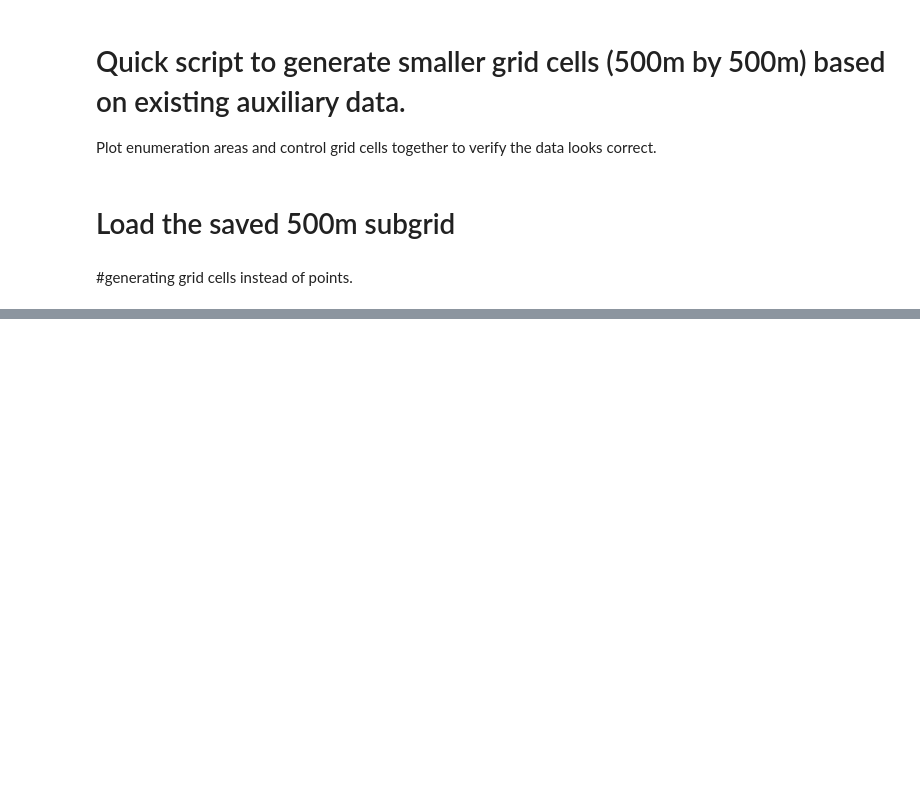
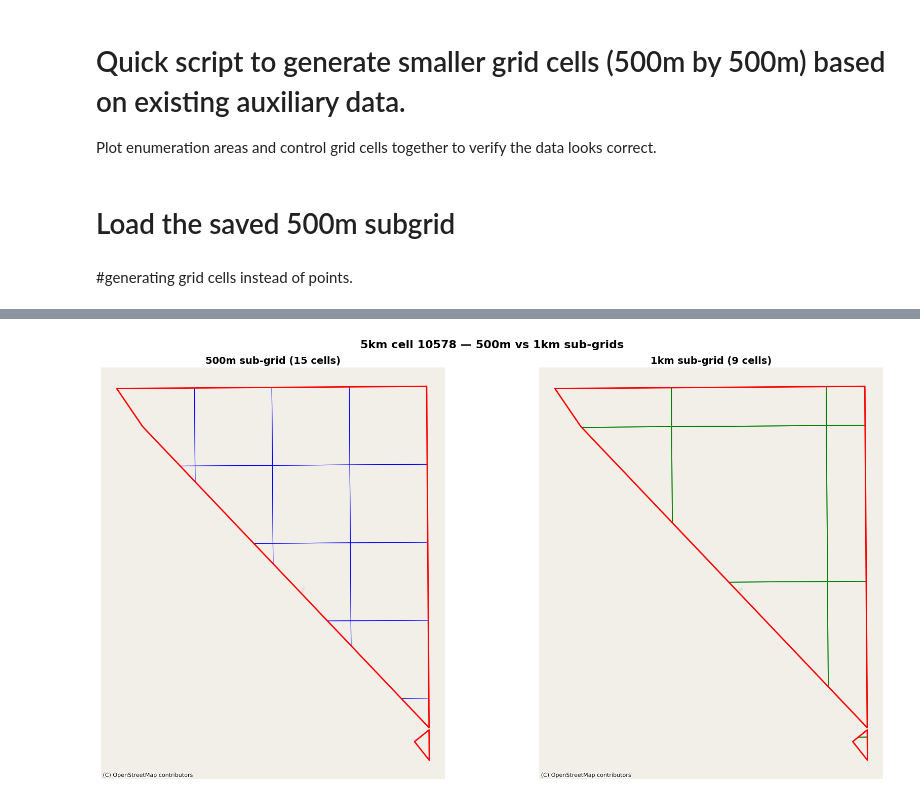
Before and after one commit to riklinssen/listing_geospatial_cct, a Jupyter notebook: notebooks/01_explore_data.ipynb, the cells around one changed output, grey strips where cells are left out. Drawn from its saved outputs; the diff is of its cells as text; code cells hidden in the pictures; blank space fills up the shorter version.

```diff
--- a/notebooks/01_explore_data.ipynb
+++ b/notebooks/01_explore_data.ipynb
@@ -230,0 +416,28 @@ print(cells_500m.geometry.iloc[0])
+# %%
+# Test on the non-square cell - compare 500m vs 1km
+test_5km_id = 10578
+cell_5km = control_grid_utm[control_grid_utm["id"] == test_5km_id]
+cells_500m = subgrid_500m[subgrid_500m["5km_id"] == test_5km_id]
+cells_1km = subgrid_1km[subgrid_1km["5km_id"] == test_5km_id]
+
+fig, axes = plt.subplots(1, 2, figsize=(18, 9))
+
+# 500m grid
+cells_500m.to_crs(epsg=3857).plot(ax=axes[0], facecolor="none", edgecolor="blue", linewidth=0.8)
+cell_5km.to_crs(epsg=3857).plot(ax=axes[0], facecolor="none", edgecolor="red", linewidth=2)
+cx.add_basemap(axes[0], source=cx.providers.OpenStreetMap.Mapnik, zoom=14)
+axes[0].set_axis_off()
+axes[0].set_title(f"500m sub-grid ({len(cells_500m)} cells)", fontsize=14, fontweight="bold")
+
+# 1km grid
+cells_1km.to_crs(epsg=3857).plot(ax=axes[1], facecolor="none", edgecolor="green", linewidth=1.2)
+cell_5km.to_crs(epsg=3857).plot(ax=axes[1], facecolor="none", edgecolor="red", linewidth=2)
+cx.add_basemap(axes[1], source=cx.providers.OpenStreetMap.Mapnik, zoom=14)
+axes[1].set_axis_off()
+axes[1].set_title(f"1km sub-grid ({len(cells_1km)} cells)", fontsize=14, fontweight="bold")
+
+plt.suptitle(f"5km cell {test_5km_id} — 500m vs 1km sub-grids", fontsize=16, fontweight="bold")
+plt.tight_layout()
+plt.show()
+# %% [output]
+[figure, added]
```
Also changed, not shown: parts of 14 cells of this notebook, 2 other files.
